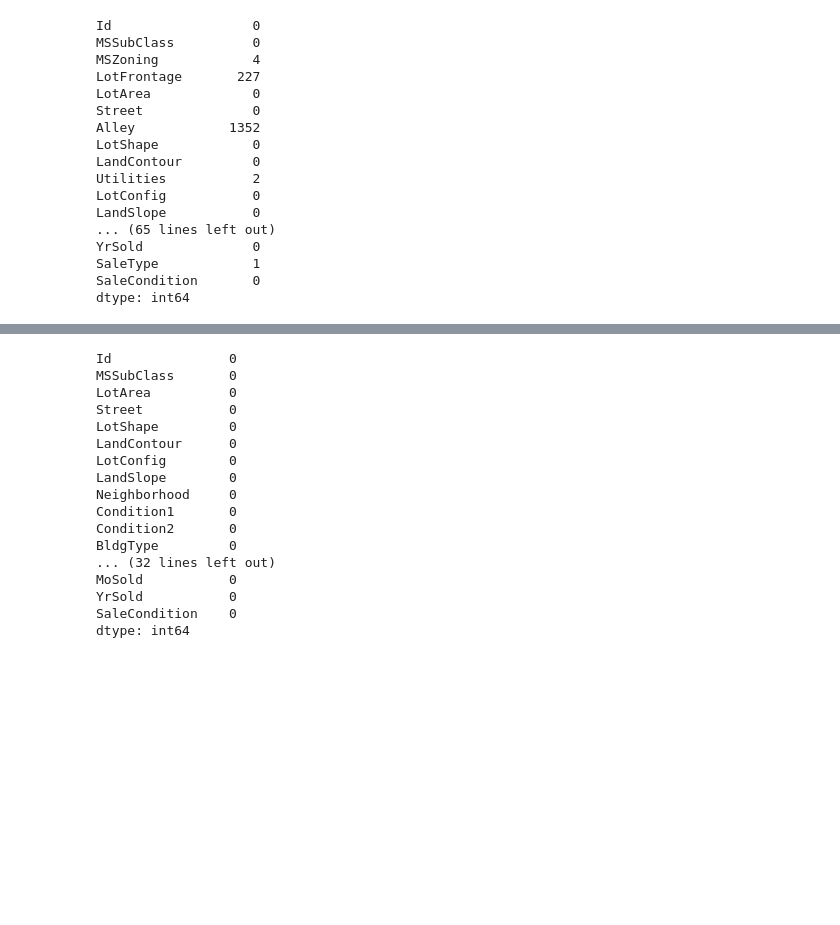
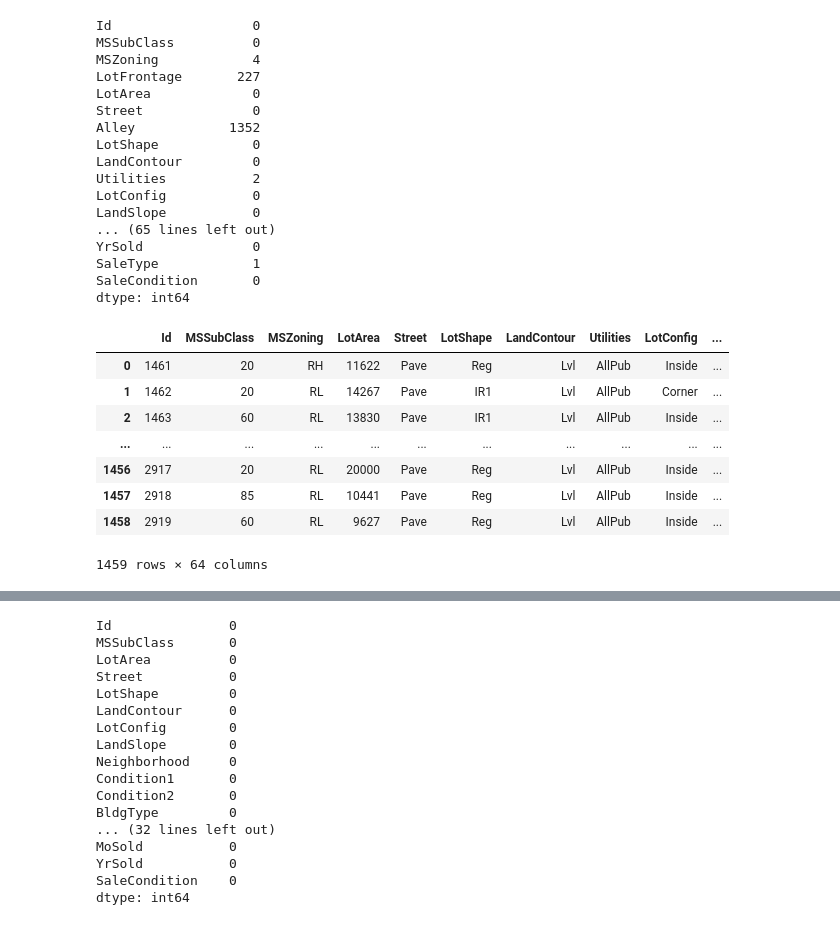
Before and after one commit to yunmokoo/Kaggle_Testing, a Jupyter notebook: housing-price-aug-16.ipynb, the cells around one changed output, grey strips where cells are left out. Drawn from its saved outputs; the diff is of its cells as text; code cells hidden in the pictures; blank space fills up the shorter version.

```diff
--- a/housing-price-aug-16.ipynb
+++ b/housing-price-aug-16.ipynb
@@ -307,3 +307,27 @@ YrSold              0
 SaleType            1
 SaleCondition       0
 dtype: int64
+# %%
+#making filt data where if missing sum is >20, the column is droppped.
+
+def filter_na(df):
+    df_na_sum = df.isna().sum()
+    for column, count in df_na_sum.items():
+        if count > 20:
+            df = df.drop(columns=[column])
+        else:
+            continue
+    return df
+# %%
+df_test_filt_test = filter_na(df_test)
+df_test_filt_test
+# %% [output]
+|  | Id | MSSubClass | MSZoning | LotArea | Street | LotShape | LandContour | Utilities | LotConfig | ... |
+| 0 | 1461 | 20 | RH | 11622 | Pave | Reg | Lvl | AllPub | Inside | ... |
+| 1 | 1462 | 20 | RL | 14267 | Pave | IR1 | Lvl | AllPub | Corner | ... |
+| 2 | 1463 | 60 | RL | 13830 | Pave | IR1 | Lvl | AllPub | Inside | ... |
+| ... | ... | ... | ... | ... | ... | ... | ... | ... | ... | ... |
+| 1456 | 2917 | 20 | RL | 20000 | Pave | Reg | Lvl | AllPub | Inside | ... |
+| 1457 | 2918 | 85 | RL | 10441 | Pave | Reg | Lvl | AllPub | Inside | ... |
+| 1458 | 2919 | 60 | RL | 9627 | Pave | Reg | Lvl | AllPub | Inside | ... |
+1459 rows × 64 columns
```
Also changed, not shown: parts of 8 cells of this notebook.
